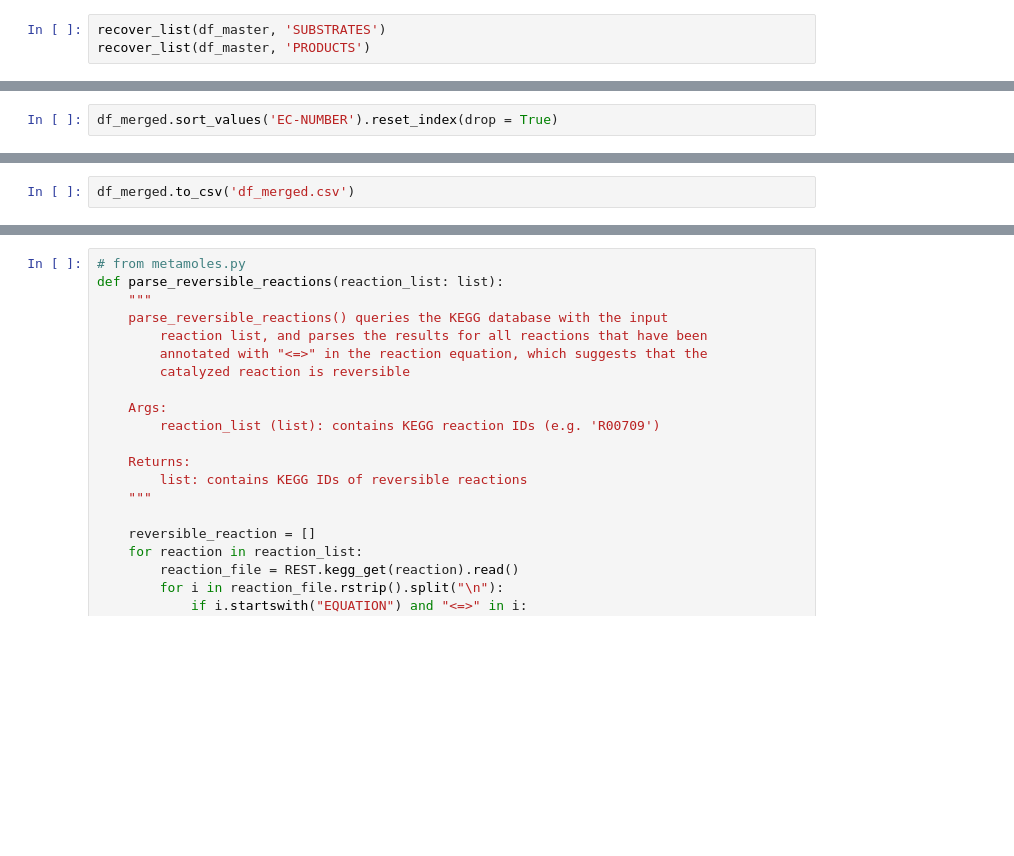
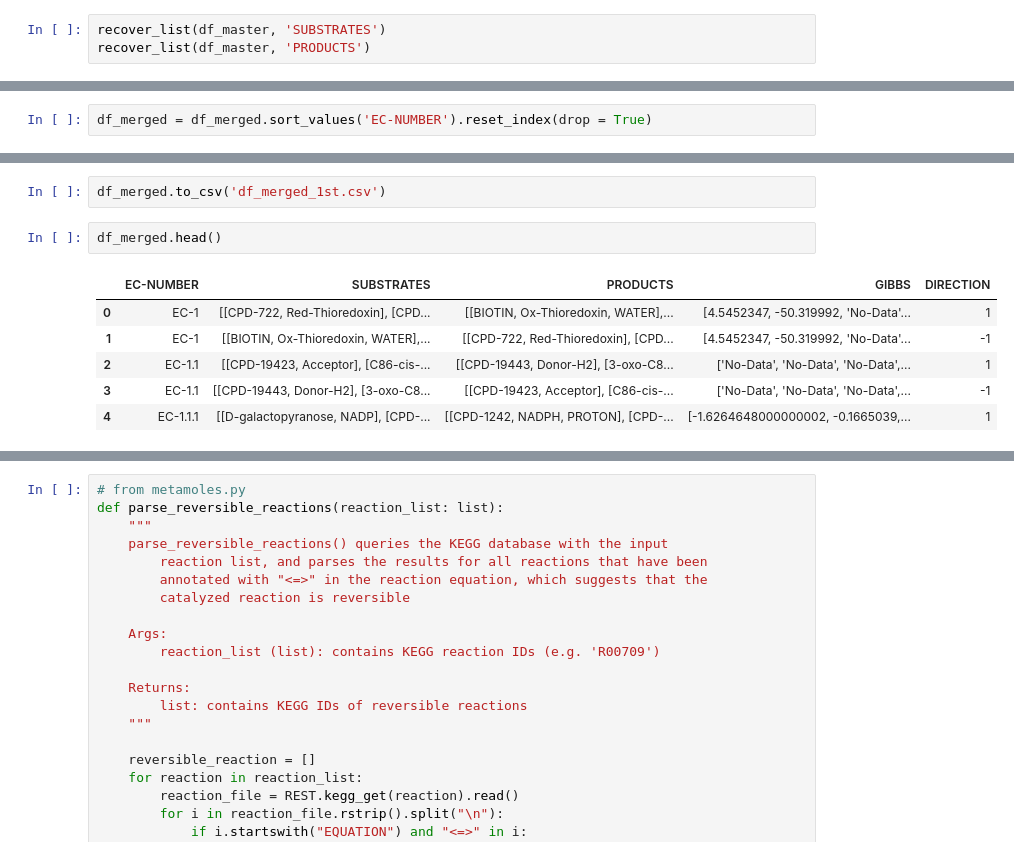
Before and after one commit to metamoles/metamoles, a Jupyter notebook: notebooks/Data_organization.ipynb, the cells around one changed output, grey strips where cells are left out. Saved outputs shown, nothing was run; the diff lists cells and outputs as text; blank space fills up the shorter version.

```diff
--- a/notebooks/Data_organization.ipynb
+++ b/notebooks/Data_organization.ipynb
@@ -606,4 +632,4 @@ df_merged.head()
 | 3 | EC-1.1.1.1 | [[CPD-11671, NAD], [CPD-7033, NAD... | [[5-HYDROXYINDOLE_ACETALDEHYDE, N... | [2.541809, 2.541809, 21.624023, 2... | 1 |
 | 4 | EC-1.1.1.10 | [R-3-hydroxystearoyl-ACPs, NADP] | [3-oxo-stearoyl-ACPs, NADPH, PROTON] | 20.375732 | 1 |
 # %%
-df_merged.sort_values('EC-NUMBER').reset_index(drop = True)
+df_merged = df_merged.sort_values('EC-NUMBER').reset_index(drop = True)
@@ -629,2 +636,11 @@ df_merged.sort_values('EC-NUMBER').reset_index(drop = True)
 # %%
-df_merged.to_csv('df_merged.csv')
+df_merged.to_csv('df_merged_1st.csv')
+# %%
+df_merged.head()
+# %% [output]
+|  | EC-NUMBER | SUBSTRATES | PRODUCTS | GIBBS | DIRECTION |
+| 0 | EC-1 | [[CPD-722, Red-Thioredoxin], [CPD... | [[BIOTIN, Ox-Thioredoxin, WATER],... | [4.5452347, -50.319992, 'No-Data'... | 1 |
+| 1 | EC-1 | [[BIOTIN, Ox-Thioredoxin, WATER],... | [[CPD-722, Red-Thioredoxin], [CPD... | [4.5452347, -50.319992, 'No-Data'... | -1 |
+| 2 | EC-1.1 | [[CPD-19423, Acceptor], [C86-cis-... | [[CPD-19443, Donor-H2], [3-oxo-C8... | ['No-Data', 'No-Data', 'No-Data',... | 1 |
+| 3 | EC-1.1 | [[CPD-19443, Donor-H2], [3-oxo-C8... | [[CPD-19423, Acceptor], [C86-cis-... | ['No-Data', 'No-Data', 'No-Data',... | -1 |
+| 4 | EC-1.1.1 | [[D-galactopyranose, NADP], [CPD-... | [[CPD-1242, NADPH, PROTON], [CPD-... | [-1.6264648000000002, -0.1665039,... | 1 |
```
Also changed, not shown: parts of 20 cells of this notebook.
